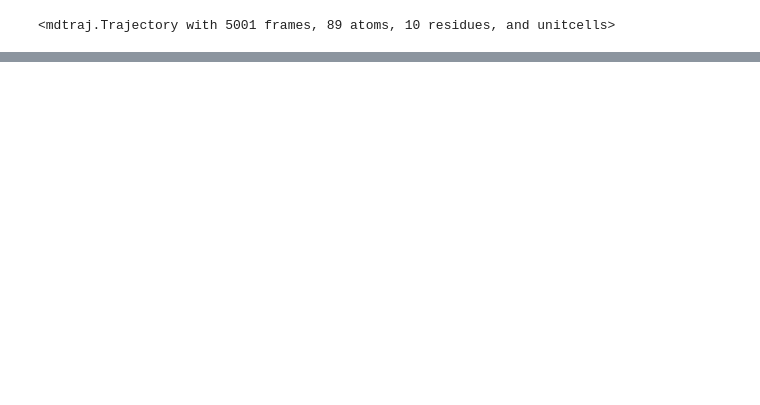
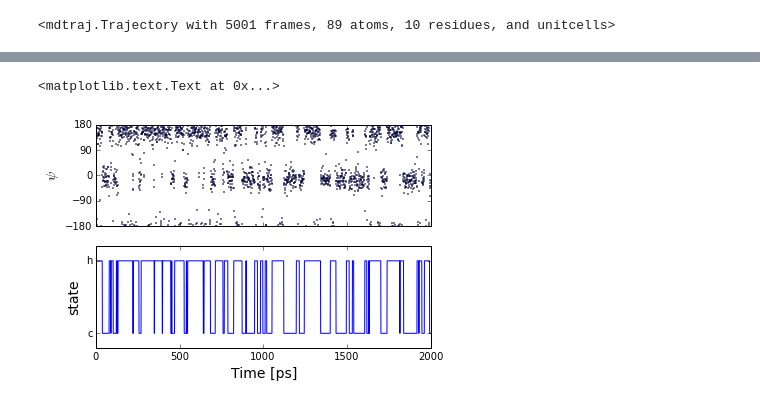
Before and after one commit to BioKT/MasterMSM, a Jupyter notebook: examples/alanine_octapeptide/ala_octapeptide.ipynb, the cells around one changed output, grey strips where cells are left out. Saved outputs shown, nothing was run; the diff lists cells and outputs as text; code cells hidden in the pictures; blank space fills up the shorter version.

```diff
--- a/examples/alanine_octapeptide/ala_octapeptide.ipynb
+++ b/examples/alanine_octapeptide/ala_octapeptide.ipynb
@@ -65,0 +80,25 @@ ax2.set_ylim(-0.2,1.2)
+# %%
+y = [0 if x[7] == 'A' else 1 for x in tr.distrajs]
+fig, (ax1, ax2) = plt.subplots(2,1, sharex=True)
+ax1.plot(psi[1][:,7]*180/math.pi,'o', markersize=1)
+ax2.plot(y)
+
+ax1.set_ylabel(r'$\psi$', fontsize=14)
+ax1.set_xlim(0,2000)
+ax1.set_ylim(-180,180)
+ax1.yaxis.set_ticks(range(-180,181,90))
+
+ax2.set_ylabel(r'state', fontsize=14)
+ax2.set_xlim(0,2000)
+ax2.set_ylim(-0.2,1.2)
+ax2.yaxis.set_ticks([0,1])
+labels = [item.get_text() for item in ax2.get_xticklabels()]
+labels[0] = 'c'
+labels[1] = 'h'
+ax2.set_yticklabels(labels)
+
+ax2.set_xlabel('Time [ps]')
+ax2.set_xlabel(r'Time [ps]', fontsize=14)
+# %% [output]
+<matplotlib.text.Text at 0x...>
+[figure, added]
```
Also changed, not shown: parts of 12 cells of this notebook, 3 other files.
